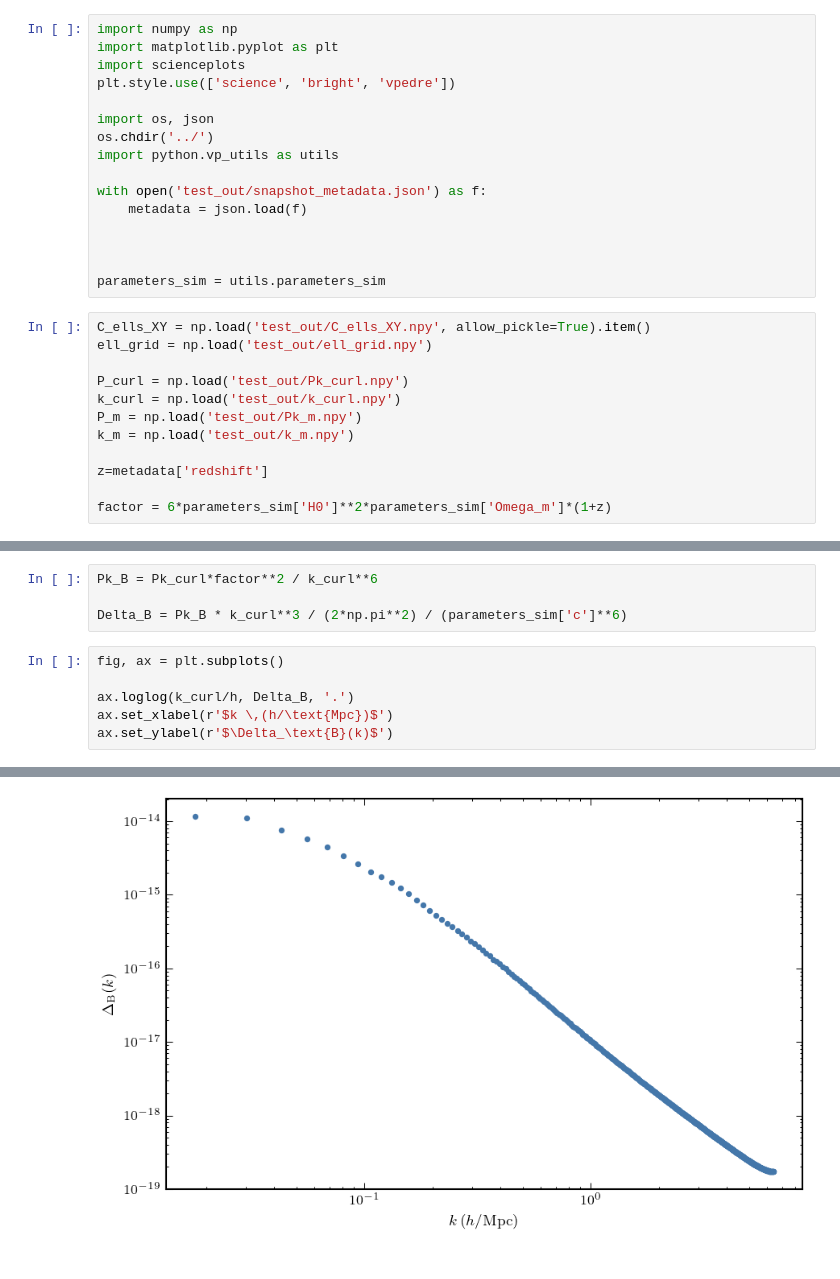
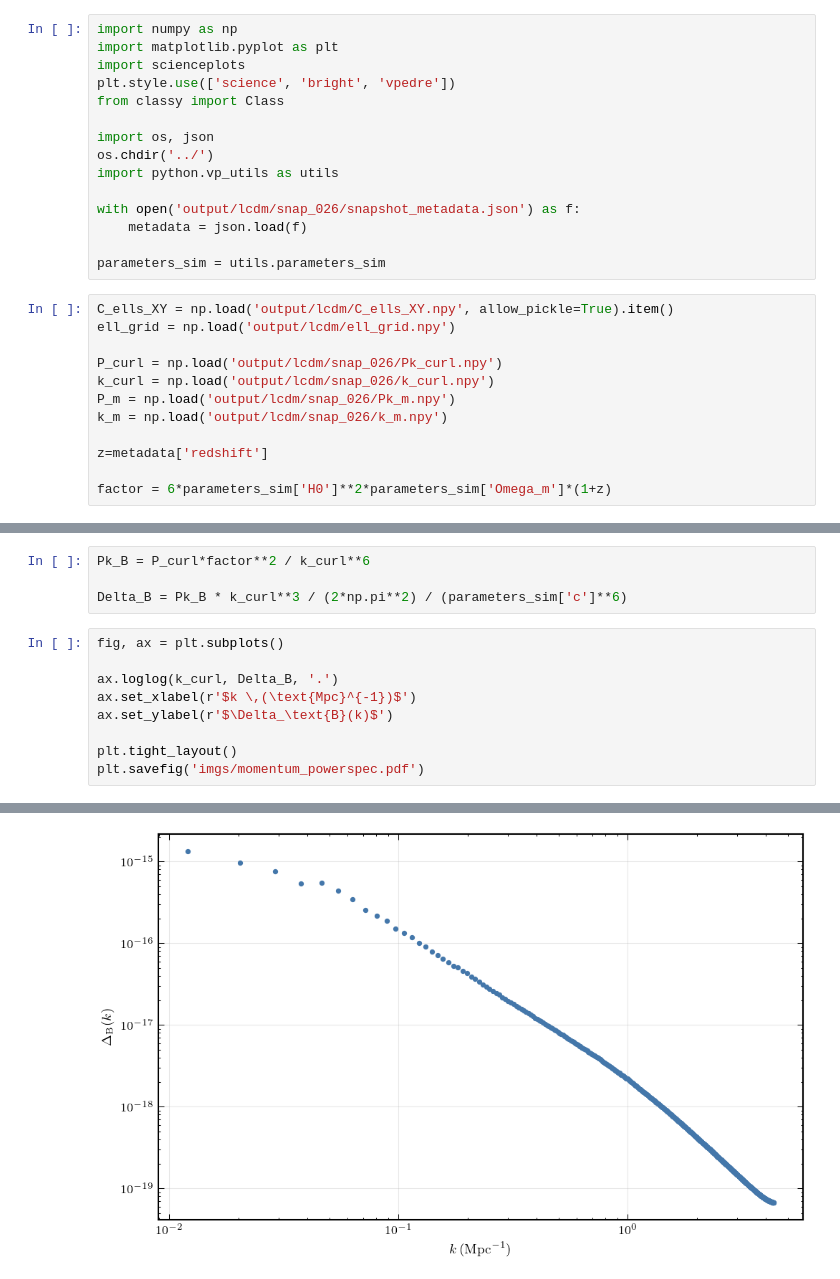
Before and after one commit to vPedreros/gravitomagnetic, a Jupyter notebook: notebooks/reading.ipynb, the cells around one changed output, grey strips where cells are left out. Saved outputs shown, nothing was run; the diff lists cells and outputs as text.

```diff
--- a/notebooks/reading.ipynb
+++ b/notebooks/reading.ipynb
@@ -3,25 +3,24 @@ import numpy as np
 import matplotlib.pyplot as plt
 import scienceplots
 plt.style.use(['science', 'bright', 'vpedre'])
+from classy import Class
 
 import os, json
 os.chdir('../')
 import python.vp_utils as utils
 
-with open('test_out/snapshot_metadata.json') as f:
+with open('output/lcdm/snap_026/snapshot_metadata.json') as f:
     metadata = json.load(f)
 
-
-
 parameters_sim = utils.parameters_sim
 # %%
-C_ells_XY = np.load('test_out/C_ells_XY.npy', allow_pickle=True).item()
-ell_grid = np.load('test_out/ell_grid.npy')
+C_ells_XY = np.load('output/lcdm/C_ells_XY.npy', allow_pickle=True).item()
+ell_grid = np.load('output/lcdm/ell_grid.npy')
 
-P_curl = np.load('test_out/Pk_curl.npy')
-k_curl = np.load('test_out/k_curl.npy')
-P_m = np.load('test_out/Pk_m.npy')
-k_m = np.load('test_out/k_m.npy')
+P_curl = np.load('output/lcdm/snap_026/Pk_curl.npy')
+k_curl = np.load('output/lcdm/snap_026/k_curl.npy')
+P_m = np.load('output/lcdm/snap_026/Pk_m.npy')
+k_m = np.load('output/lcdm/snap_026/k_m.npy')
 
 z=metadata['redshift']
 
@@ -67,11 +129,14 @@ Text(0, 0.5, '$P_\\text{m}(k) \\,(\\text{Mpc}/h)^3$')
 # %%
-Pk_B = Pk_curl*factor**2 / k_curl**6
+Pk_B = P_curl*factor**2 / k_curl**6
 
 Delta_B = Pk_B * k_curl**3 / (2*np.pi**2) / (parameters_sim['c']**6)
 # %%
 fig, ax = plt.subplots()
 
-ax.loglog(k_curl/h, Delta_B, '.')
-ax.set_xlabel(r'$k \,(h/\text{Mpc})$')
+ax.loglog(k_curl, Delta_B, '.')
+ax.set_xlabel(r'$k \,(\text{Mpc}^{-1})$')
 ax.set_ylabel(r'$\Delta_\text{B}(k)$')
+
+plt.tight_layout()
+plt.savefig('imgs/momentum_powerspec.pdf')
 # %% [output]
@@ -79 +143 @@ Text(0, 0.5, '$\\Delta_\\text{B}(k)$')
-[figure, old version]
+[figure, new version]
```
Also changed, not shown: parts of 5 cells of this notebook.
